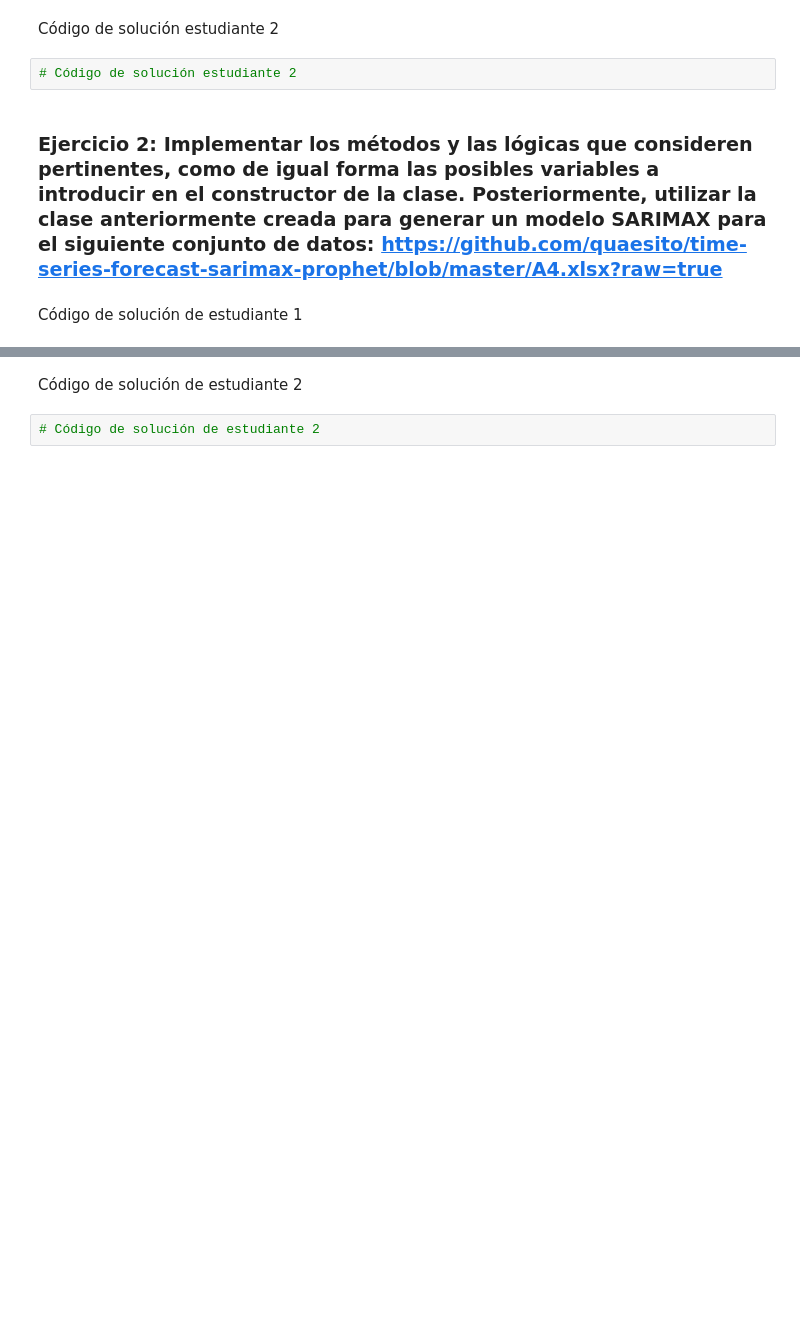
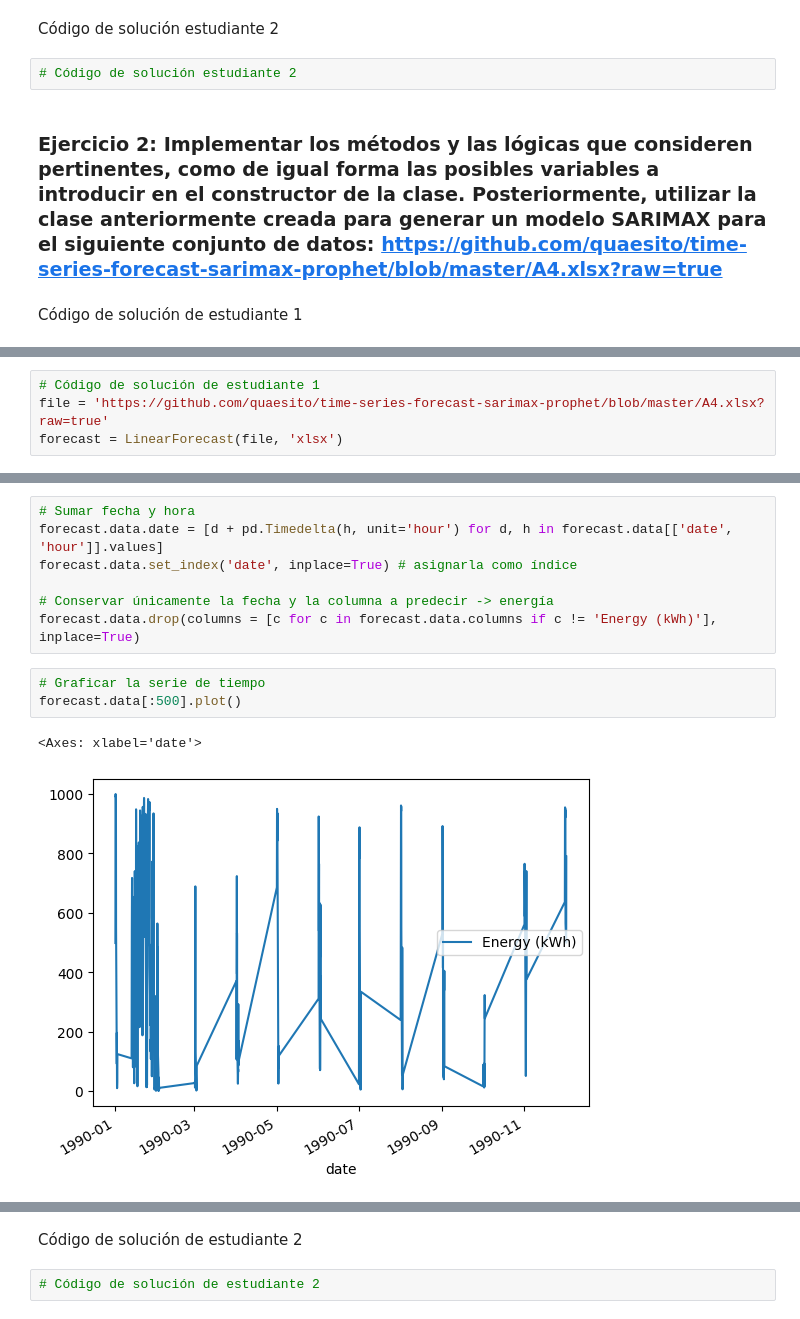
Before and after one commit to xagallegos/ProyectoConjunto_XGallegos_CERodriguez, a Jupyter notebook: Tarea3.ipynb, the cells around one changed output, grey strips where cells are left out. Saved outputs shown, nothing was run; the diff lists cells and outputs as text; blank space fills up the shorter version.

Commit message:
Actualización 1 - Estudiante 1

```diff
--- a/Tarea3.ipynb
+++ b/Tarea3.ipynb
@@ -39,0 +166,4 @@ Código de solución de estudiante 1
+# %%
+# Código de solución de estudiante 1
+file = 'https://github.com/quaesito/time-series-forecast-sarimax-prophet/blob/master/A4.xlsx?raw=true'
+forecast = LinearForecast(file, 'xlsx')
@@ -39,0 +179,13 @@ Código de solución de estudiante 1
+# %%
+# Sumar fecha y hora
+forecast.data.date = [d + pd.Timedelta(h, unit='hour') for d, h in forecast.data[['date', 'hour']].values]
+forecast.data.set_index('date', inplace=True) # asignarla como índice
+
+# Conservar únicamente la fecha y la columna a predecir -> energía
+forecast.data.drop(columns = [c for c in forecast.data.columns if c != 'Energy (kWh)'], inplace=True)
+# %%
+# Graficar la serie de tiempo
+forecast.data[:500].plot()
+# %% [output]
+<Axes: xlabel='date'>
+[figure, added]
```
Also changed, not shown: parts of 11 cells of this notebook.
